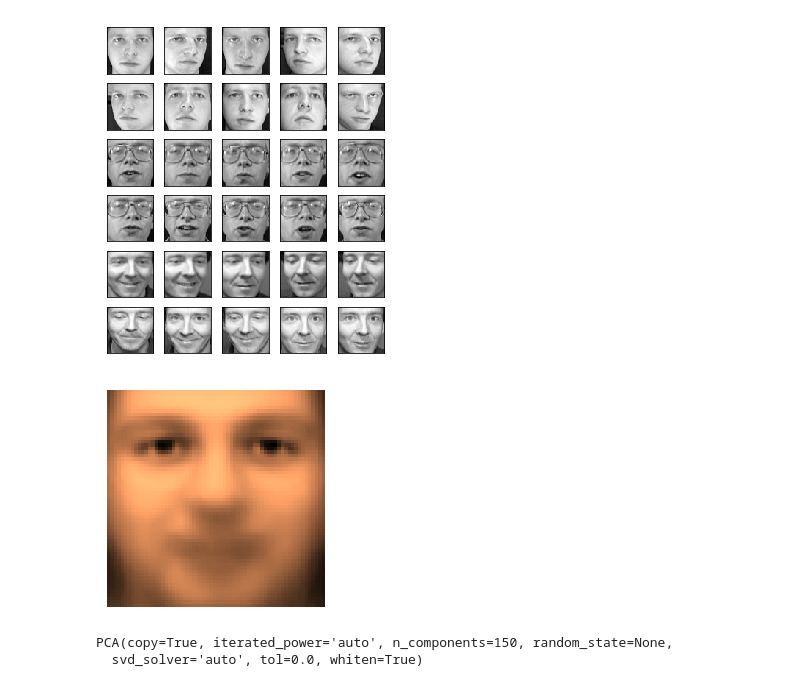
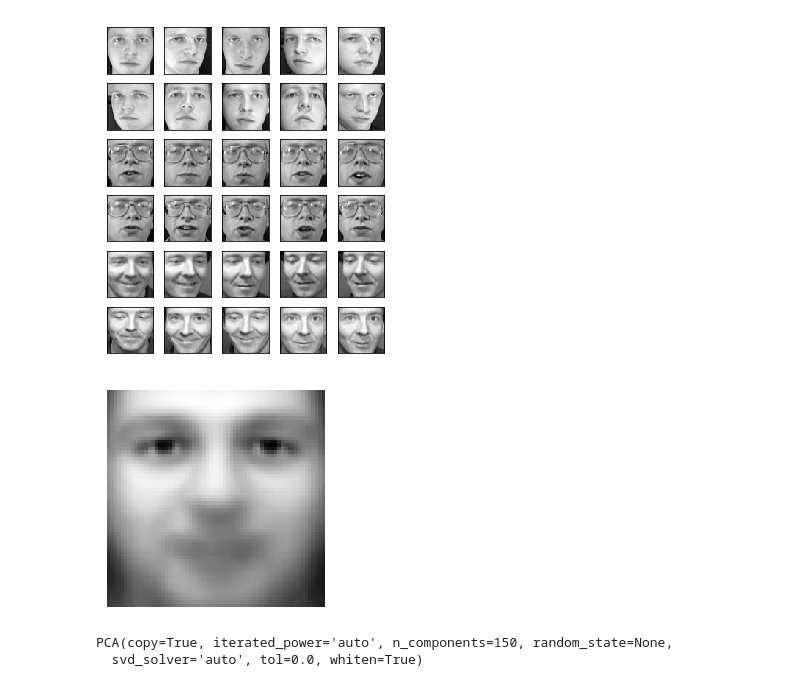
Before and after one commit to pbloem/machine-learning, a Jupyter notebook: code-samples/22 Methodology 2/PCA1.ipynb, the cells around one changed output. Cells and saved outputs as stored; diff of their text form; code cells hidden in the pictures.

```diff
--- a/code-samples/22 Methodology 2/PCA1.ipynb
+++ b/code-samples/22 Methodology 2/PCA1.ipynb
@@ -52,12 +69,12 @@ plt.savefig('faces.pdf')
 # %%
 faces.images[0].shape
 
-plt.imshow(faces.data.mean(axis=0).reshape((64, 64)), cmap=plt.cm.copper)
+plt.imshow(faces.data.mean(axis=0).reshape((64, 64)), cmap=plt.cm.gray)
 ca()
 
 plt.savefig('mean-face.pdf')
 # %% [output]
-[figure, old version]
+[figure, new version]
 # %%
 from sklearn.decomposition import PCA
 pca = PCA(n_components=150, whiten=True)
```
Also changed, not shown: parts of 5 cells of this notebook, 8 other files.
